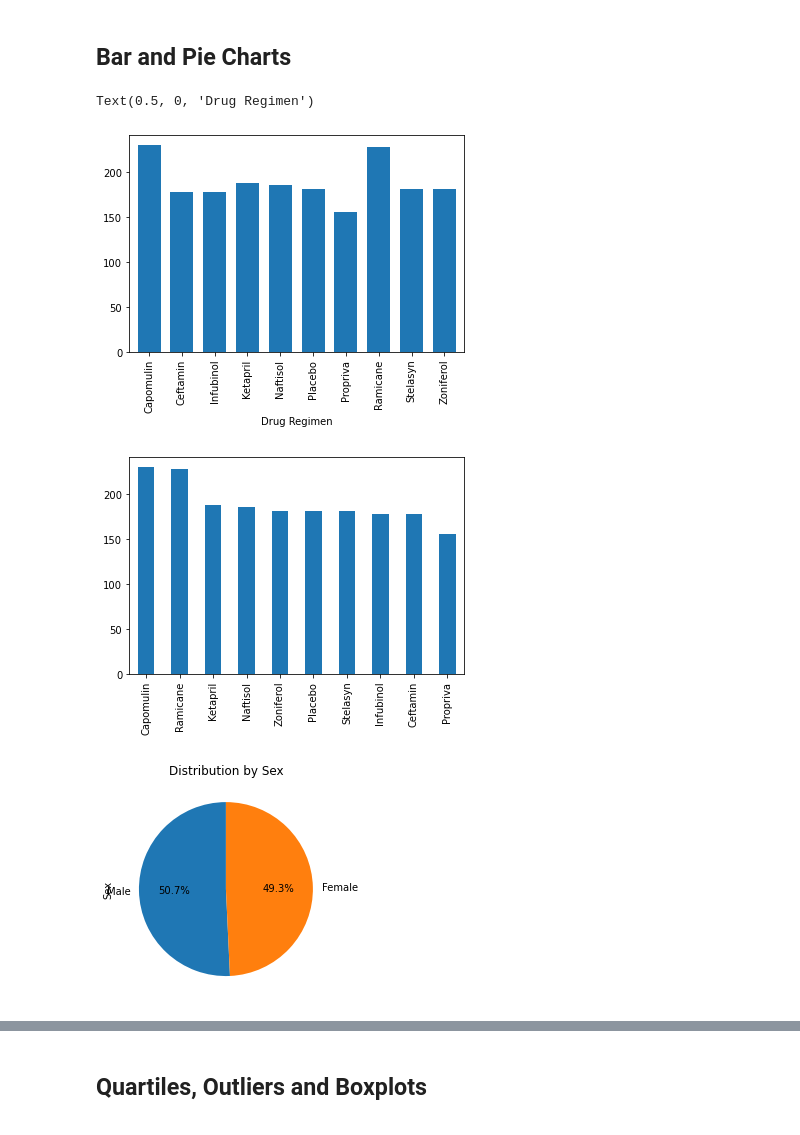
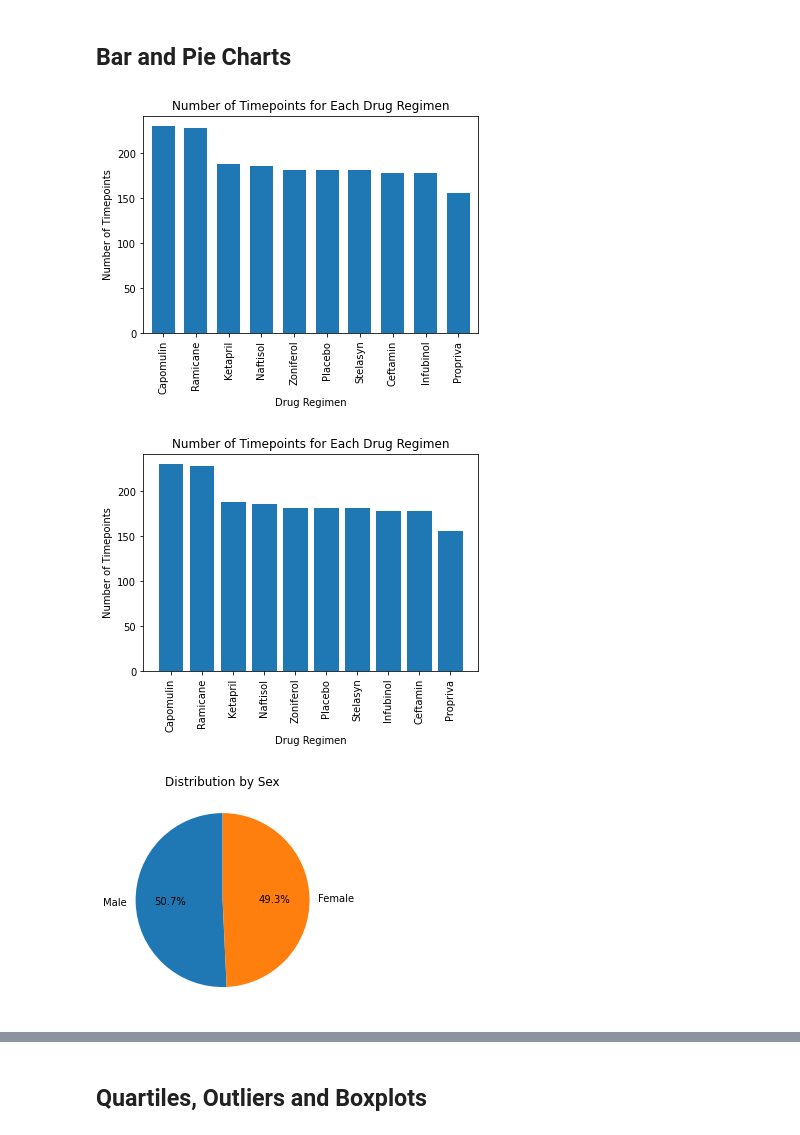
Before and after one commit to gabriellaburns/Matplotlib-Homework, a Jupyter notebook: pymaceuticals_starter.ipynb, the cells around one changed output, grey strips where cells are left out. Drawn from its saved outputs; the diff is of its cells as text; code cells hidden in the pictures.

```diff
--- a/pymaceuticals_starter.ipynb
+++ b/pymaceuticals_starter.ipynb
@@ -183,34 +179,35 @@ summary2
 ## Bar and Pie Charts
 # %%
 # Generate a bar plot showing the total number of timepoints for all mice tested for each drug regimen using Pandas.
-bar_plot = regimen_stats["Timepoint"].count().plot.bar(width = 0.7, zorder = 3)
-
+bar_plot = regimen_stats["Timepoint"].count().sort_values(ascending=False).plot.bar(width = 0.7, zorder = 3, title='Number of Timepoints for Each Drug Regimen')
+#set the x labls
 bar_plot.set_xlabel("Drug Regimen")
+bar_plot.set_ylabel("Number of Timepoints")
+#show her off!
+plt.show()
 # %% [output]
-Text(0.5, 0, 'Drug Regimen')
-[figure, old version]
+[figure, new version]
 # %%
 # Generate a bar plot showing the total number of timepoints for all mice tested for each drug regimen using pyplot.
 
-# Set x axis and tick locations
-#x_axis = np.arange(len(regimen_stats))
-#tick_locations = [value for value in x_axis]
-
-#bar_plot = plt.bar(x_axis, regimen_stats["Timepoint"].count(), color='r', alpha=0.5, align="center")
-#plt.xticks(tick_locations, regimen_stats["Drug Regimen"].unique(), rotation="vertical")
-#plt.xlabel("Drug Regimen")
-
 timepoints_cnt = clean_df['Drug Regimen'].value_counts()
-timepoints_cnt.plot(kind="bar")
+plt.bar(timepoints_cnt.index, timepoints_cnt.values)
+plt.ylabel('Number of Timepoints')
+plt.xlabel('Drug Regimen')
+plt.xticks(rotation='vertical')
+plt.title('Number of Timepoints for Each Drug Regimen')
+#timepoints_cnt.plot(kind="bar")
 plt.show()
 # %% [output]
-[figure, old version]
+[figure, new version]
 # %%
 # Generate a pie plot showing the distribution of female versus male mice using Pandas
 gender = clean_df["Sex"].value_counts()
 pie_plot = gender.plot.pie(autopct="%1.1f%%", startangle=90, title='Distribution by Sex')
+pie_plot.set_ylabel('')
+plt.show()
 # %% [output]
-[figure, old version]
+[figure, new version]
 # %%
 # Generate a pie plot showing the distribution of female versus male mice using pyplot
 
```
Also changed, not shown: parts of 10 cells of this notebook.
